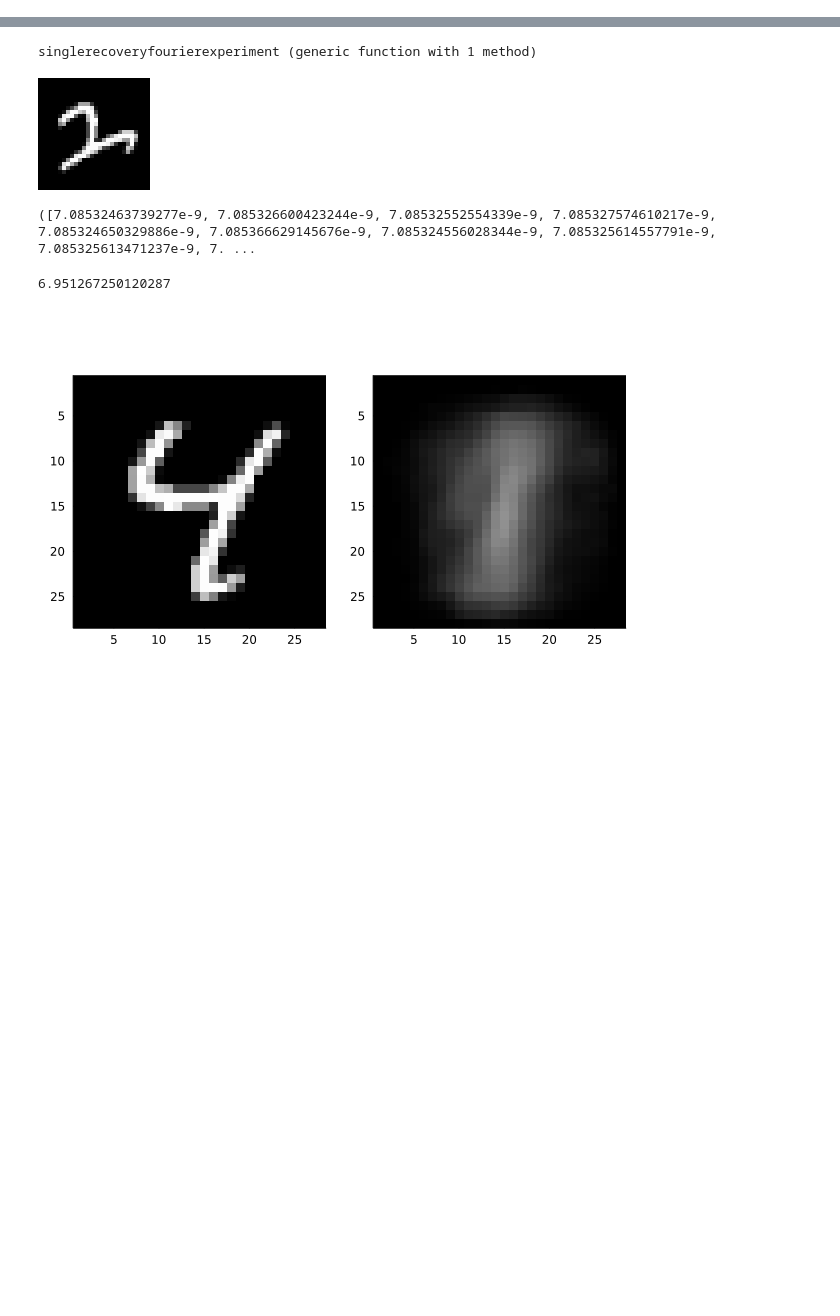
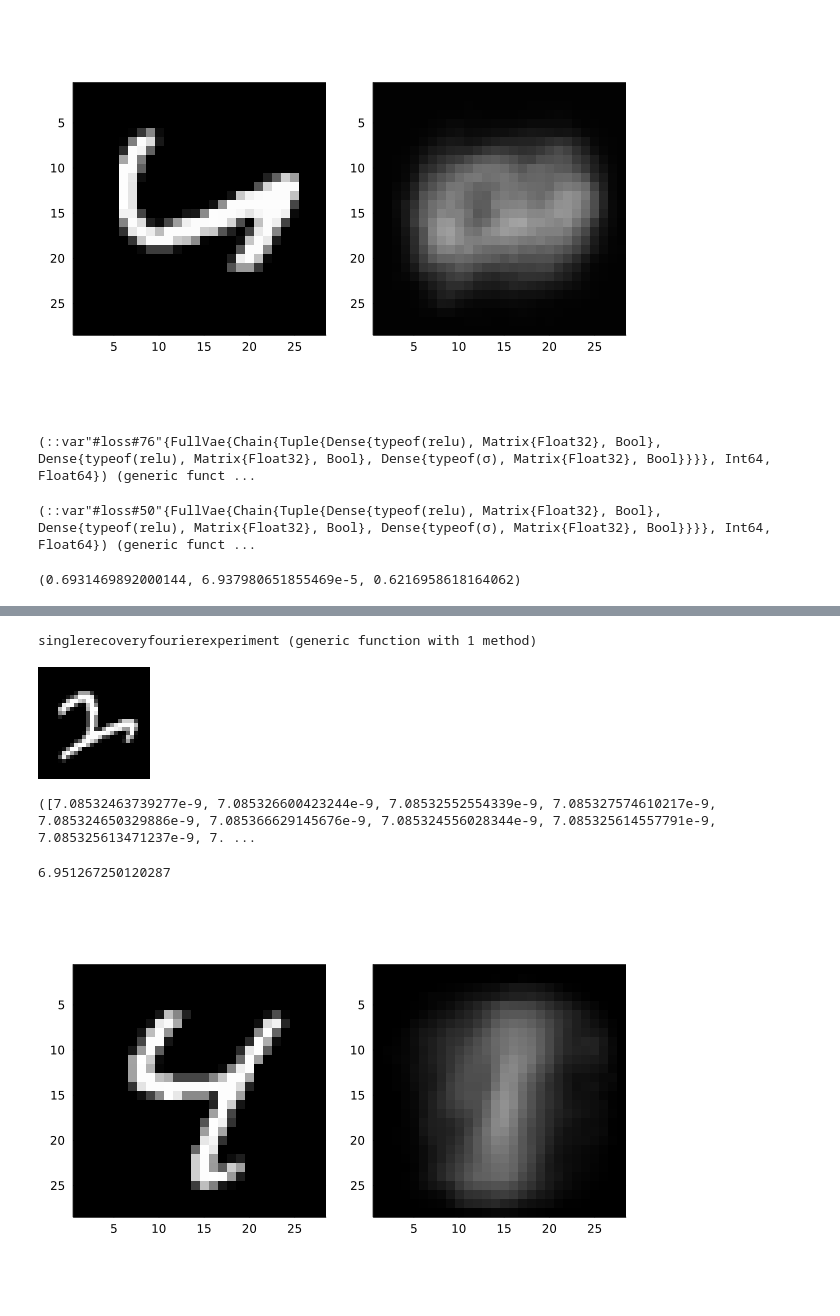
Before and after one commit to babhrujoshi/GNN_Isometries, a Jupyter notebook: reusefiles/recoverwithvae.ipynb, the cells around one changed output, grey strips where cells are left out. Saved outputs shown, nothing was run; the diff lists cells and outputs as text; code cells hidden in the pictures; blank space fills up the shorter version.

```diff
--- a/reusefiles/recoverwithvae.ipynb
+++ b/reusefiles/recoverwithvae.ipynb
@@ -10,0 +33,22 @@ vaeloss (generic function with 1 method)
+# %%
+
+img = MNIST(Float32, :test).features[:, :, convert(Integer, ceil(5000.0*rand()))]
+recodedimg = reshape(model(reshape(img, :)), 28, 28)
+plot(
+    plot(colorview(Gray, img)), plot(colorview(Gray, recodedimg))
+)
+# %% [output]
+[figure, added]
+# %%
+lossfn = vaeloss(model, 1, 0.01)
+# %% [output]
+(::var"#loss#76"{FullVae{Chain{Tuple{Dense{typeof(relu), Matrix{Float32}, Bool}, Dense{typeof(relu), Matrix{Float32}, Bool}, Dense{typeof(σ), Matrix{Float32}, Bool}}}}, Int64, Float64}) (generic funct ...
+# %%
+
+lossfn = openvaeloss(model, 1, 0.01)
+# %% [output]
+(::var"#loss#50"{FullVae{Chain{Tuple{Dense{typeof(relu), Matrix{Float32}, Bool}, Dense{typeof(relu), Matrix{Float32}, Bool}, Dense{typeof(σ), Matrix{Float32}, Bool}}}}, Int64, Float64}) (generic funct ...
+# %%
+lossfn(reshape(img,:))
+# %% [output]
+(0.6931469892000144, 6.937980651855469e-5, 0.6216958618164062)
```
Also changed, not shown: parts of 6 cells of this notebook, 4 other files.
